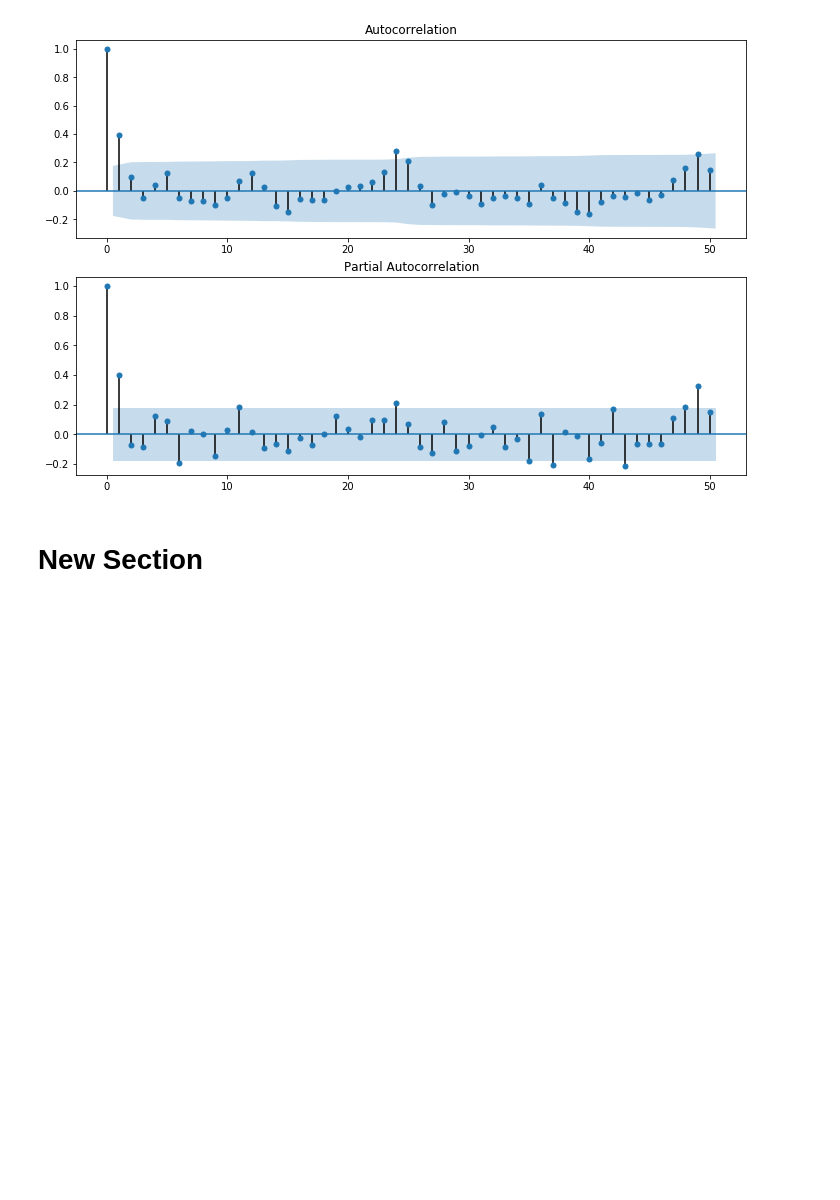
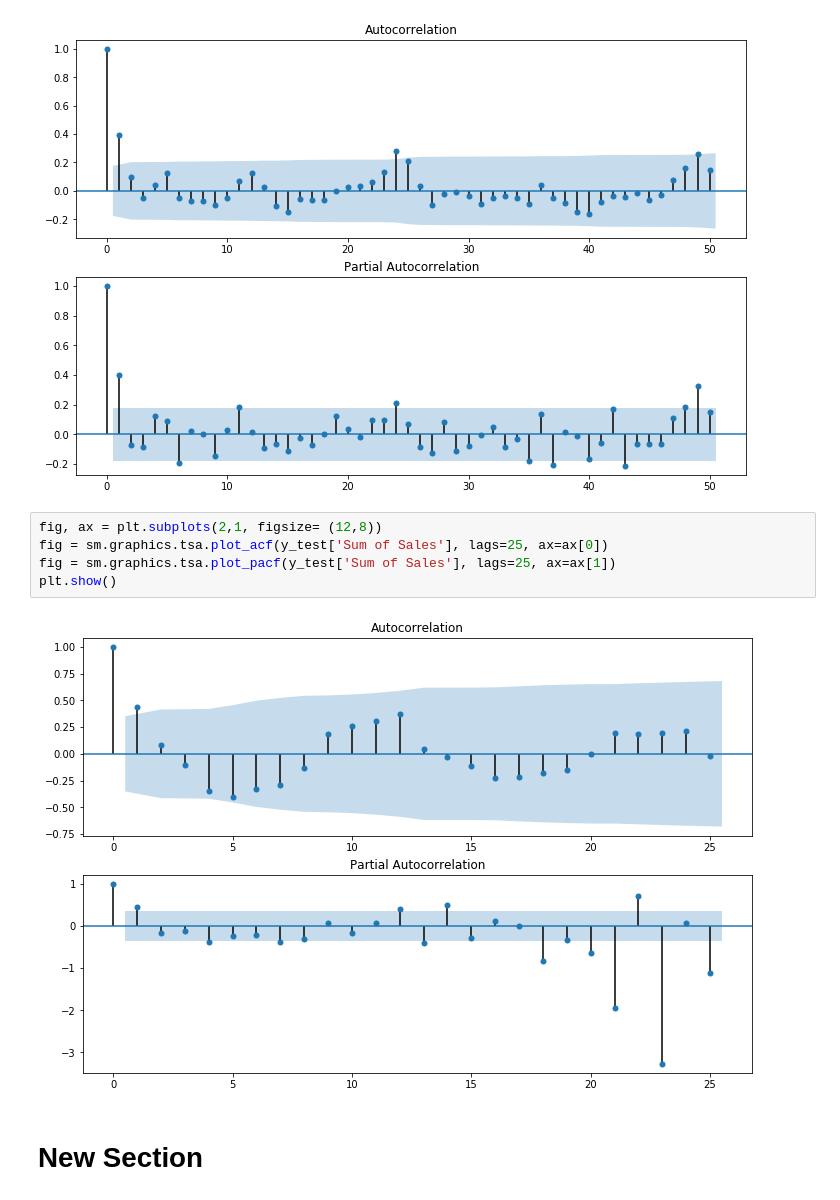
Before and after one commit to rnair7163/LabelMaster_Sales_Forecasting, a Jupyter notebook: src/Data_Modeling/books_sarima_exog_splited.ipynb, the cells around one changed output. Drawn from its saved outputs; the diff is of its cells as text; blank space fills up the shorter version.

```diff
--- a/src/Data_Modeling/books_sarima_exog_splited.ipynb
+++ b/src/Data_Modeling/books_sarima_exog_splited.ipynb
@@ -111,6 +137,13 @@ fig = sm.graphics.tsa.plot_pacf(y_train['Sum of Sales'], lags=50, ax=ax[1])
 plt.show()
 # %% [output]
 [figure]
+# %%
+fig, ax = plt.subplots(2,1, figsize= (12,8))
+fig = sm.graphics.tsa.plot_acf(y_test['Sum of Sales'], lags=25, ax=ax[0])
+fig = sm.graphics.tsa.plot_pacf(y_test['Sum of Sales'], lags=25, ax=ax[1])
+plt.show()
+# %% [output]
+[figure, added]
 # %% [markdown]
 # New Section
 # %%
```
Also changed, not shown: parts of 16 cells of this notebook.
